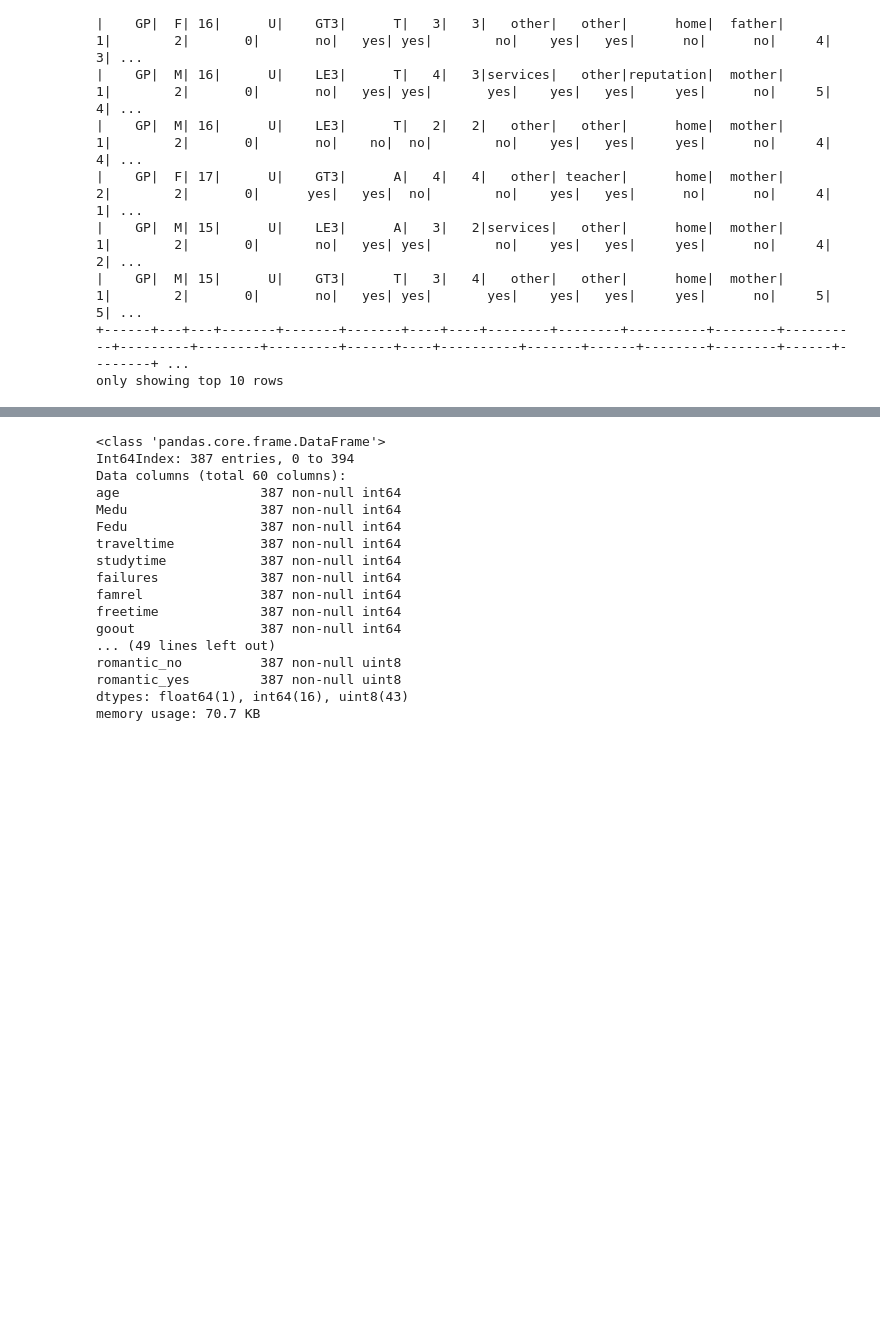
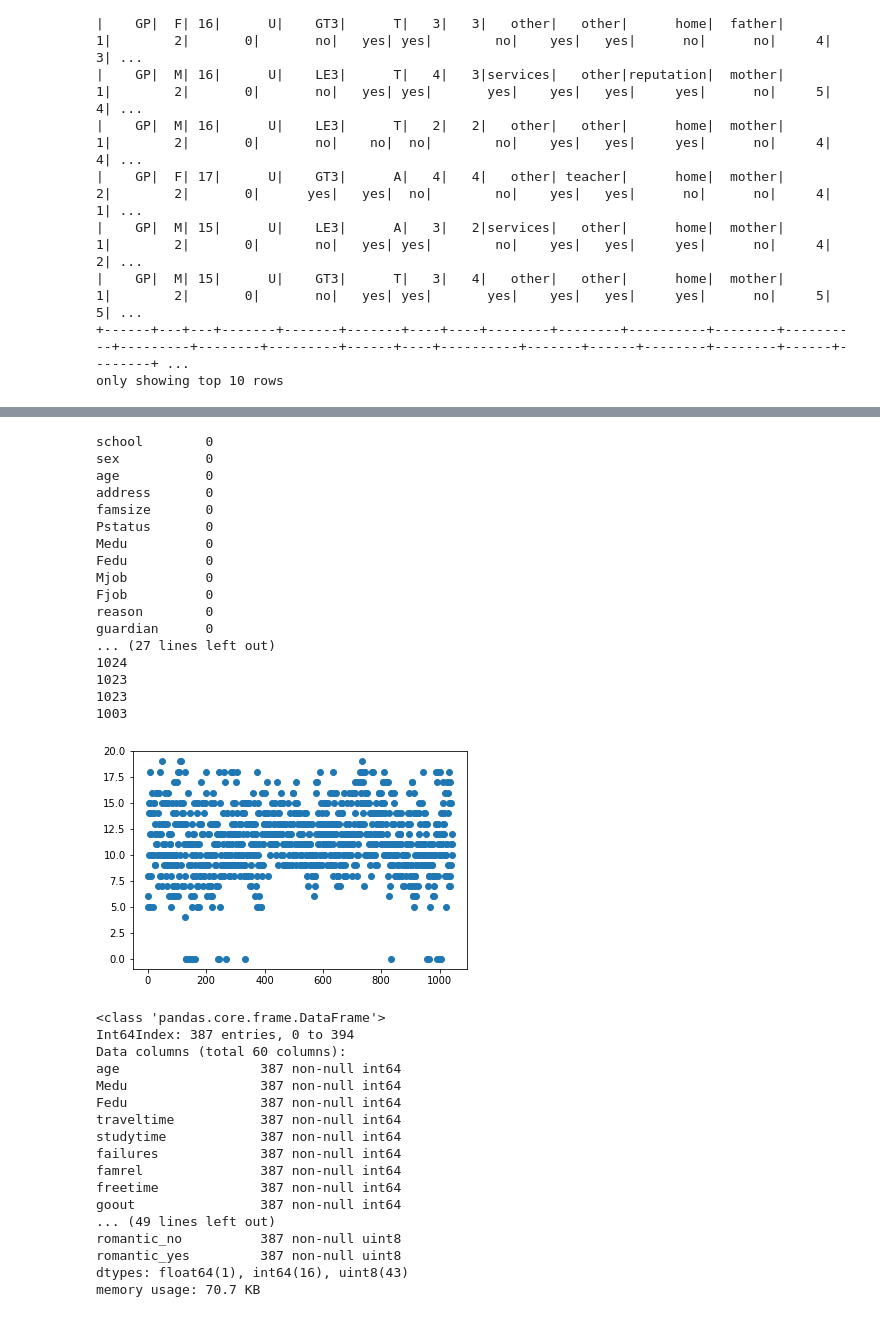
Before and after one commit to cthrnliu/StudentPerformance, a Jupyter notebook: Infosys_722_Iteration4.ipynb, the cells around one changed output, grey strips where cells are left out. Saved outputs shown, nothing was run; the diff lists cells and outputs as text; code cells hidden in the pictures; blank space fills up the shorter version.

```diff
--- a/Infosys_722_Iteration4.ipynb
+++ b/Infosys_722_Iteration4.ipynb
@@ -227,3 +179,68 @@ Name: 0, dtype: int64
+# %%
+mergedpd = mergedspark_new.toPandas()
+
+import matplotlib.pyplot as plt
+y = mergedpd['G2']
+x = range(0,len(mergedpd))
+plt.scatter(x,y)
+mergedpd[mergedpd['G2']== 0]
+
+#Check for missing values
+print(mergedpd.isnull().sum())
+
+#Check for outliers within age. extreme value analysis, get rid of all outliers that are more than 3 standard deviations
+import numpy as np
+from scipy import stats
+mergedpd['age z score'] = np.abs(stats.zscore(mergedpd['age']))
+threshold = 3
+print(len(mergedpd))
+#save dataframe that has gotten rid of outliers
+mergedpd = mergedpd[mergedpd['age z score'] < 3]
+print(len(mergedpd))
+
+#Check for outliers within absences. extreme value analysis, get rid of all outliers that are more than 3 standard deviations
+mergedpd['absences z score'] = np.abs(stats.zscore(mergedpd['absences']))
+threshold = 3
+print(len(mergedpd))
+#save dataframe that has gotten rid of outliers
+mergedpd = mergedpd[mergedpd['absences z score'] < 3]
+print(len(mergedpd))
+
+
+#Check for outliers within G1. extreme value analysis, get rid of all outliers that are more than 3 standard deviations
+mergedpd['G1 z score'] = np.abs(stats.zscore(mergedpd['G1']))
+threshold = 3
+print(len(mergedpd))
+#save dataframe that has gotten rid of outliers
+mergedpd = mergedpd[mergedpd['G1 z score'] < 3]
+print(len(mergedpd))
+
+#Check for outliers within G2. extreme value analysis, get rid of all outliers that are more than 3 standard deviations
+mergedpd['G2 z score'] = np.abs(stats.zscore(mergedpd['G2']))
+threshold = 3
+print(len(mergedpd))
+#save dataframe that has gotten rid of outliers
+mergedpd = mergedpd[mergedpd['G2 z score'] < 3]
+print(len(mergedpd))
+# %% [output]
+school        0
+sex           0
+age           0
+address       0
+famsize       0
+Pstatus       0
+Medu          0
+Fedu          0
+Mjob          0
+Fjob          0
+reason        0
+guardian      0
+... (27 lines left out)
+1024
+1023
+1023
+1003
+[figure, added]
 # %%
 #Convert categorical variables to one hot encoding, keep numerical vars as is
 matcleaned = pd.get_dummies(matcleaned)
```
Also changed, not shown: parts of 1 cell of this notebook.
